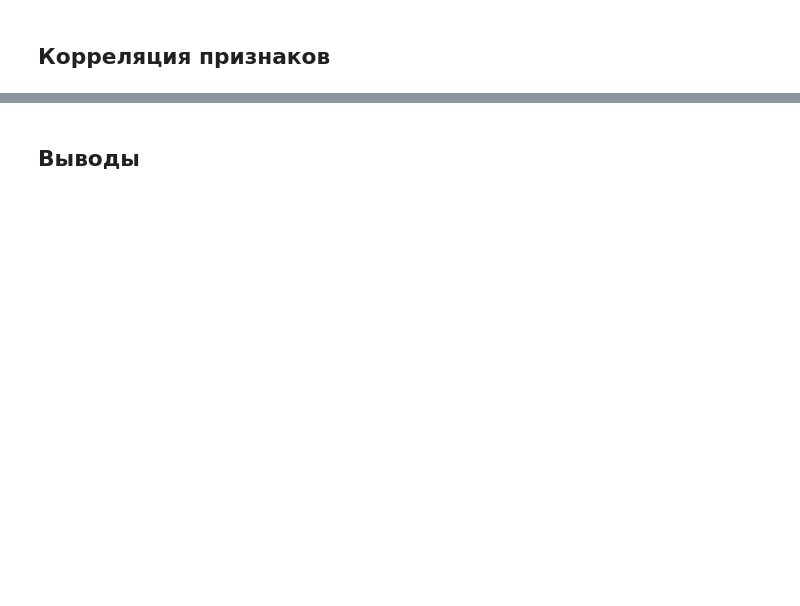
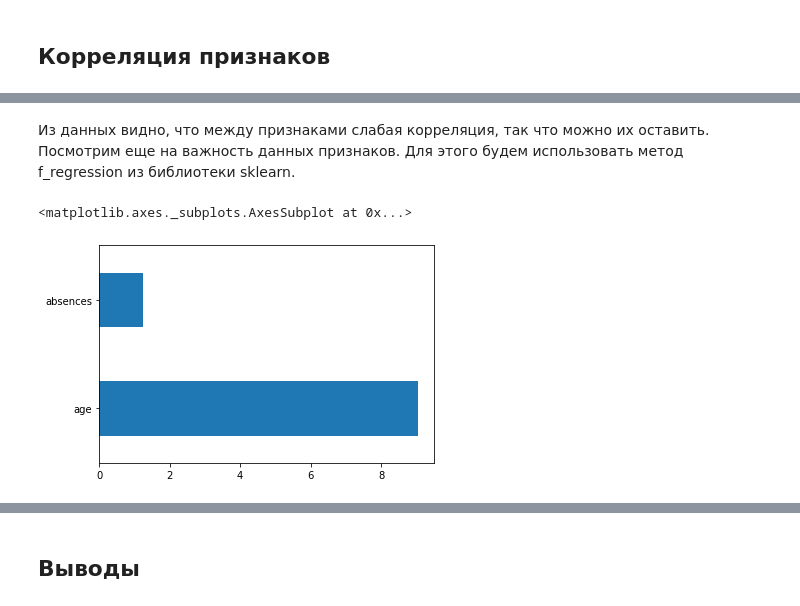
Before and after one commit to evkondrashechkina/skill-factory, a Jupyter notebook: rds_eda/Анализ датасета stud_math.ipynb, the cells around one changed output, grey strips where cells are left out. Saved outputs shown, nothing was run; the diff lists cells and outputs as text; code cells hidden in the pictures; blank space fills up the shorter version.

```diff
--- a/rds_eda/Анализ датасета stud_math.ipynb
+++ b/rds_eda/Анализ датасета stud_math.ipynb
@@ -785,0 +864,15 @@ df = df.drop(columns = columns, axis = 1)
+# %% [markdown]
+Из данных видно, что между признаками слабая корреляция, так что можно их оставить. Посмотрим еще на важность данных признаков. Для этого будем использовать метод f_regression из библиотеки sklearn.
+# %%
+from sklearn.feature_selection import f_regression
+from pandas import Series
+
+num_columns = ['age', 'absences']
+f_test, _ = f_regression(
+    df[num_columns].values, df['score'].values)
+imp_num = Series(f_test, index=num_columns)
+imp_num.sort_values(ascending=False, inplace=True)
+imp_num.plot(kind='barh')
+# %% [output]
+<matplotlib.axes._subplots.AxesSubplot at 0x...>
+[figure, added]
```
Also changed, not shown: parts of 95 cells of this notebook, 2 other files.
